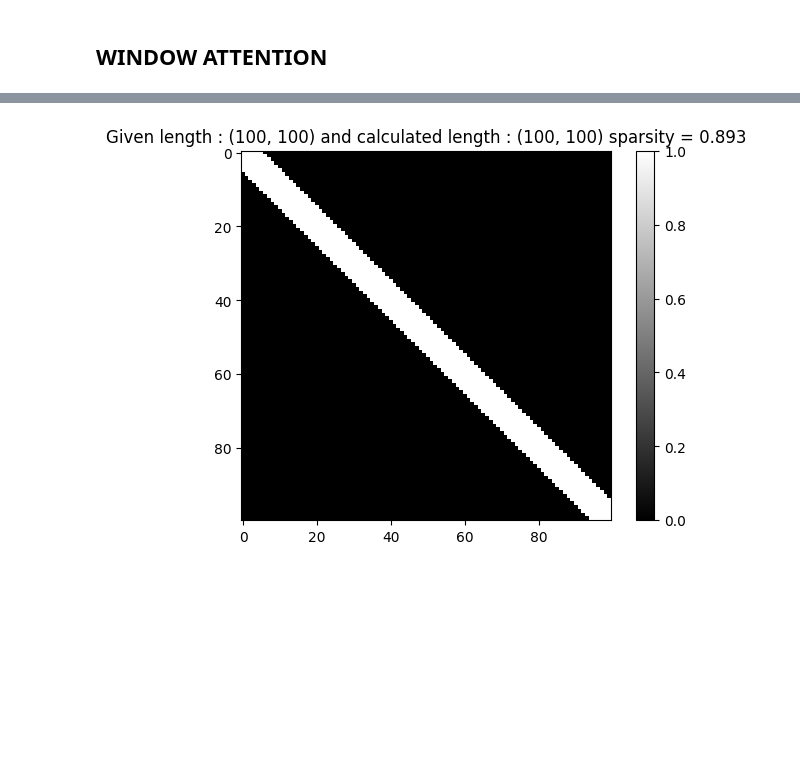
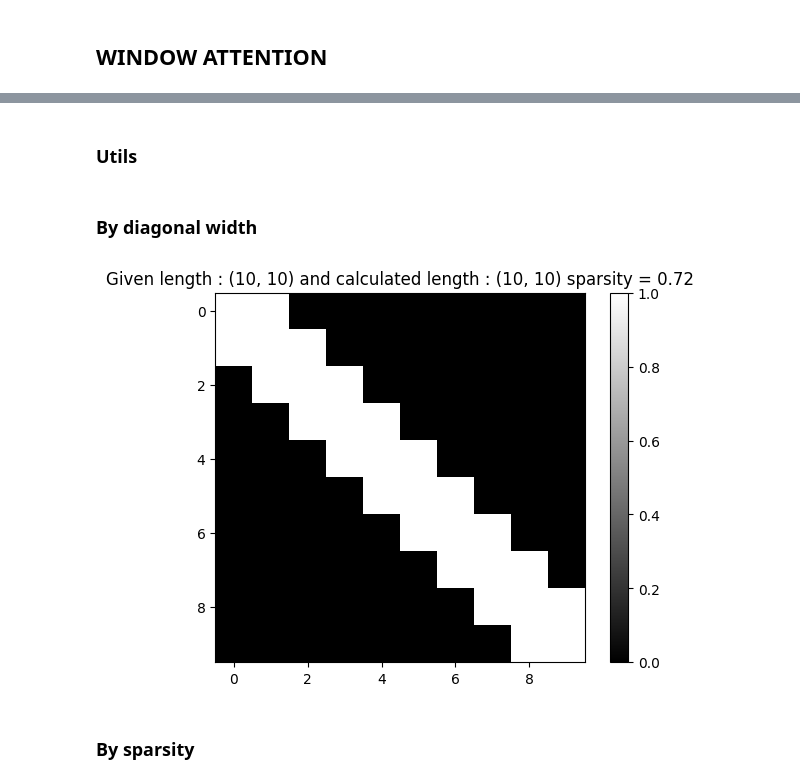
Before and after one commit to shanedonnelly/artificial_big_bird_matrix_generator, a Jupyter notebook: big_bird.ipynb, the cells around one changed output, grey strips where cells are left out. Saved outputs shown, nothing was run; the diff lists cells and outputs as text; code cells hidden in the pictures; blank space fills up the shorter version.

```diff
--- a/big_bird.ipynb
+++ b/big_bird.ipynb
@@ -80,3 +88,5 @@ test_generate_matrix_with_random_attention_mask_with_sparsity()
+# %% [markdown]
+### Utils
 # %%
 def diagonal_area(length,diagonal_width ):
     # conditions : length
@@ -88,6 +98,8 @@ def diagonal_area(length,diagonal_width ):
         sdw = diagonal_width // 2 # (diagonal_width / 2 - 1 because is odd)
         da = n * ( 1 + 2 * sdw ) - sdw * (sdw + 1)
         return da
+# %% [markdown]
+### By diagonal width
 # %%
 def add_window_attention_mask(matrix, length, diagonal_width):
     # conditions : shape(matrix) = (length, length), 0 <= diagonal_width <= 2*length - 1 (cover full matrix), diagonal_width is odd
@@ -110,11 +122,11 @@ def generate_matrix_with_window_attention_mask(length, diagonal_width):
     return add_window_attention_mask(matrix=matrix, length= length, diagonal_width=diagonal_width)
 # %%
 def test_generate_matrix_with_window_attention_mask():
-    length = 100
-    diagonal_width = 10
+    length = 10
+    diagonal_width = 3
     matrix = generate_matrix_with_window_attention_mask(length=length, diagonal_width=diagonal_width)
     show_matrix_infos(matrix,length)
 
 test_generate_matrix_with_window_attention_mask()
 # %% [output]
-[figure, old version]
+[figure, new version]
@@ -130,3 +133,5 @@ def test_diagonal_area():
+# %% [markdown]
+### By sparsity
 # %%
 def best_diagonal_width_from_sparsity(length, sparsity):
     n = length
```
Also changed, not shown: parts of 12 cells of this notebook, 6 other files.
